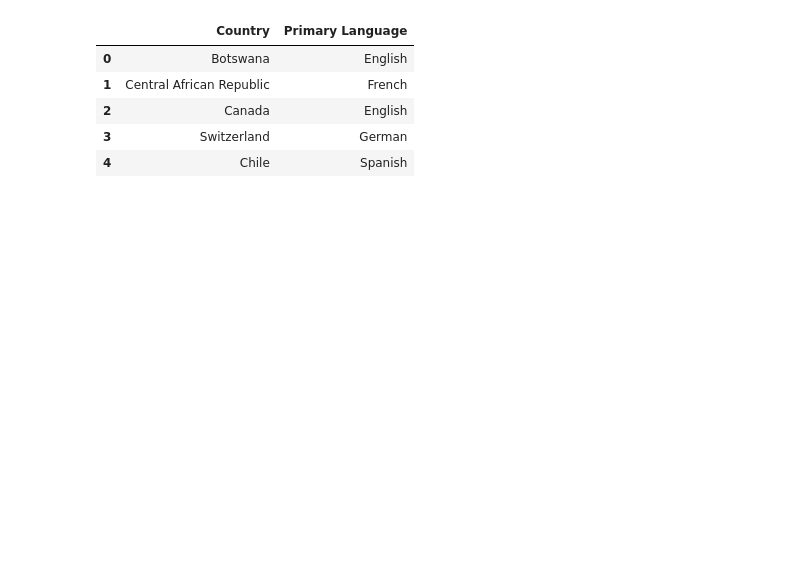
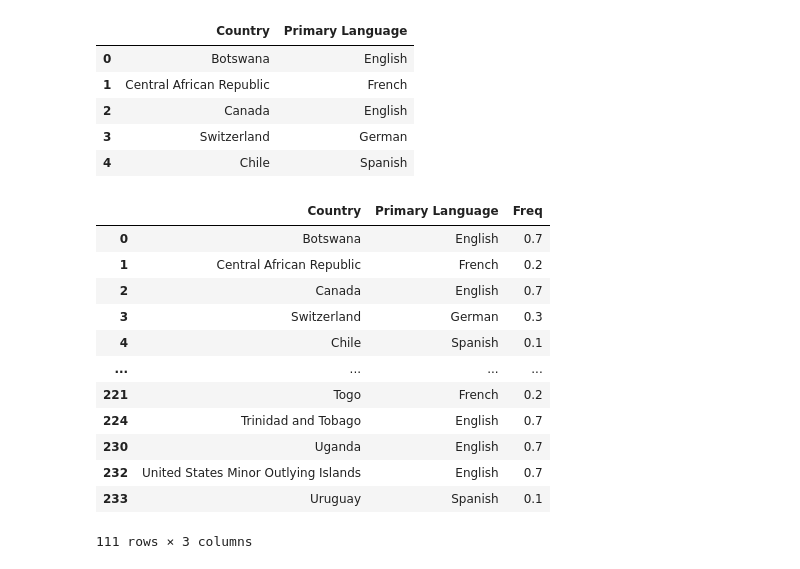
Before and after one commit to Shilord/GoogleNGrams_CrossLangViz, a Jupyter notebook: World Map Lang Data/Cleaning.ipynb, the cells around one changed output. Cells and saved outputs as stored; diff of their text form; code cells hidden in the pictures; blank space fills up the shorter version.

```diff
--- a/World Map Lang Data/Cleaning.ipynb
+++ b/World Map Lang Data/Cleaning.ipynb
@@ -27,3 +32,36 @@ df_filt.head()
 | 2 | Canada | English |
 | 3 | Switzerland | German |
 | 4 | Chile | Spanish |
+# %%
+ex_conditions = [
+    (df_filt['Primary Language'] == 'English'),
+    (df_filt['Primary Language'] == 'Chinese'),
+    (df_filt['Primary Language'] == 'Russian'),
+    (df_filt['Primary Language'] == 'Italian'),
+    (df_filt['Primary Language'] == 'German'),
+    (df_filt['Primary Language'] == 'French'),
+    (df_filt['Primary Language'] == 'Spanish')
+]
+
+ex_freq = [0.7, 0.6, 0.5, 0.4, 0.3, 0.2, 0.1]
+
+ex_df = df_filt.copy(deep=True)
+
+ex_df['Freq'] = np.select(ex_conditions, ex_freq)
+
+ex_df.to_csv('Cleaned world lang.csv', index=False)
+ex_df
+# %% [output]
+|  | Country | Primary Language | Freq |
+| 0 | Botswana | English | 0.7 |
+| 1 | Central African Republic | French | 0.2 |
+| 2 | Canada | English | 0.7 |
+| 3 | Switzerland | German | 0.3 |
+| 4 | Chile | Spanish | 0.1 |
+| ... | ... | ... | ... |
+| 221 | Togo | French | 0.2 |
+| 224 | Trinidad and Tobago | English | 0.7 |
+| 230 | Uganda | English | 0.7 |
+| 232 | United States Minor Outlying Islands | English | 0.7 |
+| 233 | Uruguay | Spanish | 0.1 |
+111 rows × 3 columns
```
Also changed, not shown: parts of 3 cells of this notebook, 4 other files.
